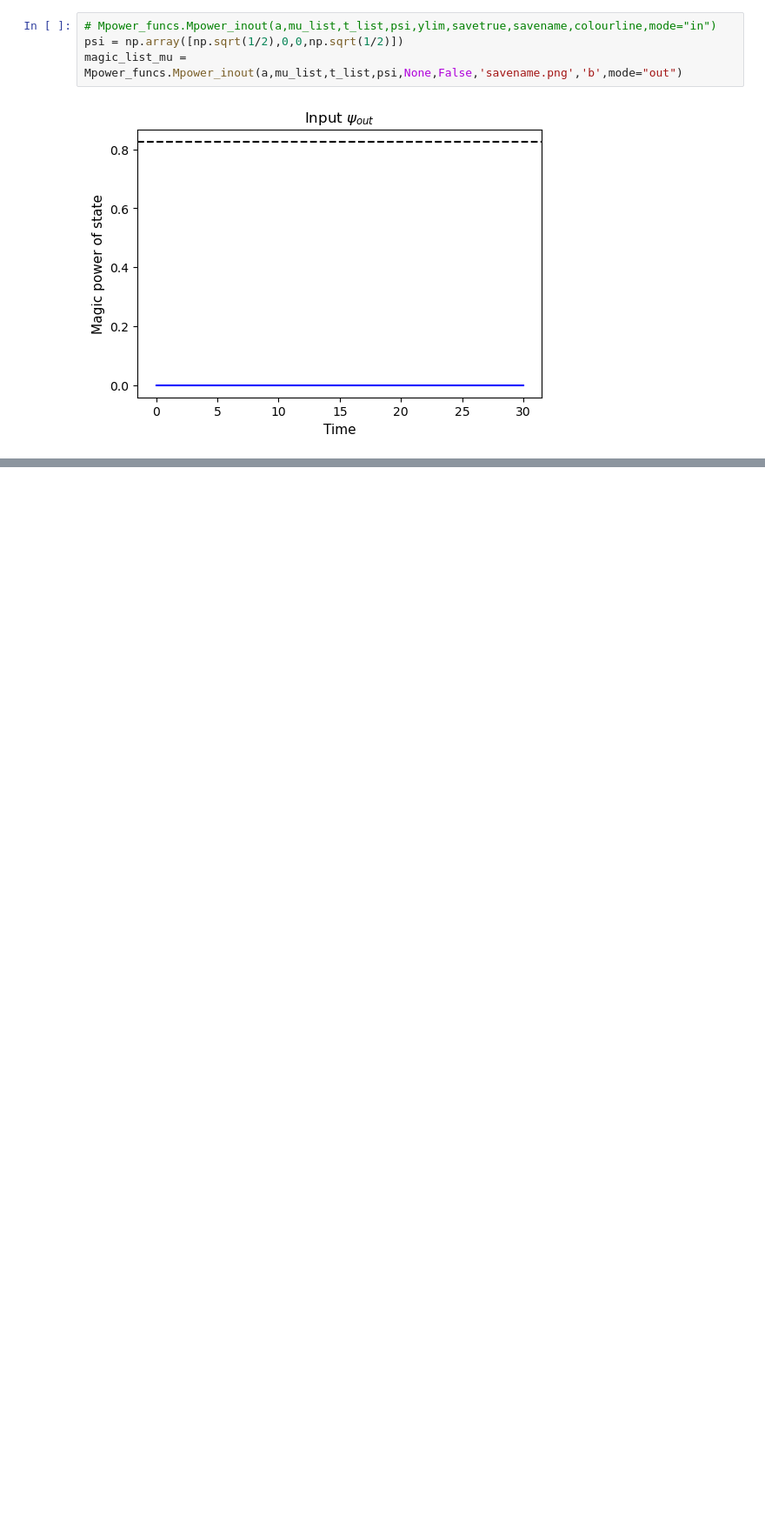
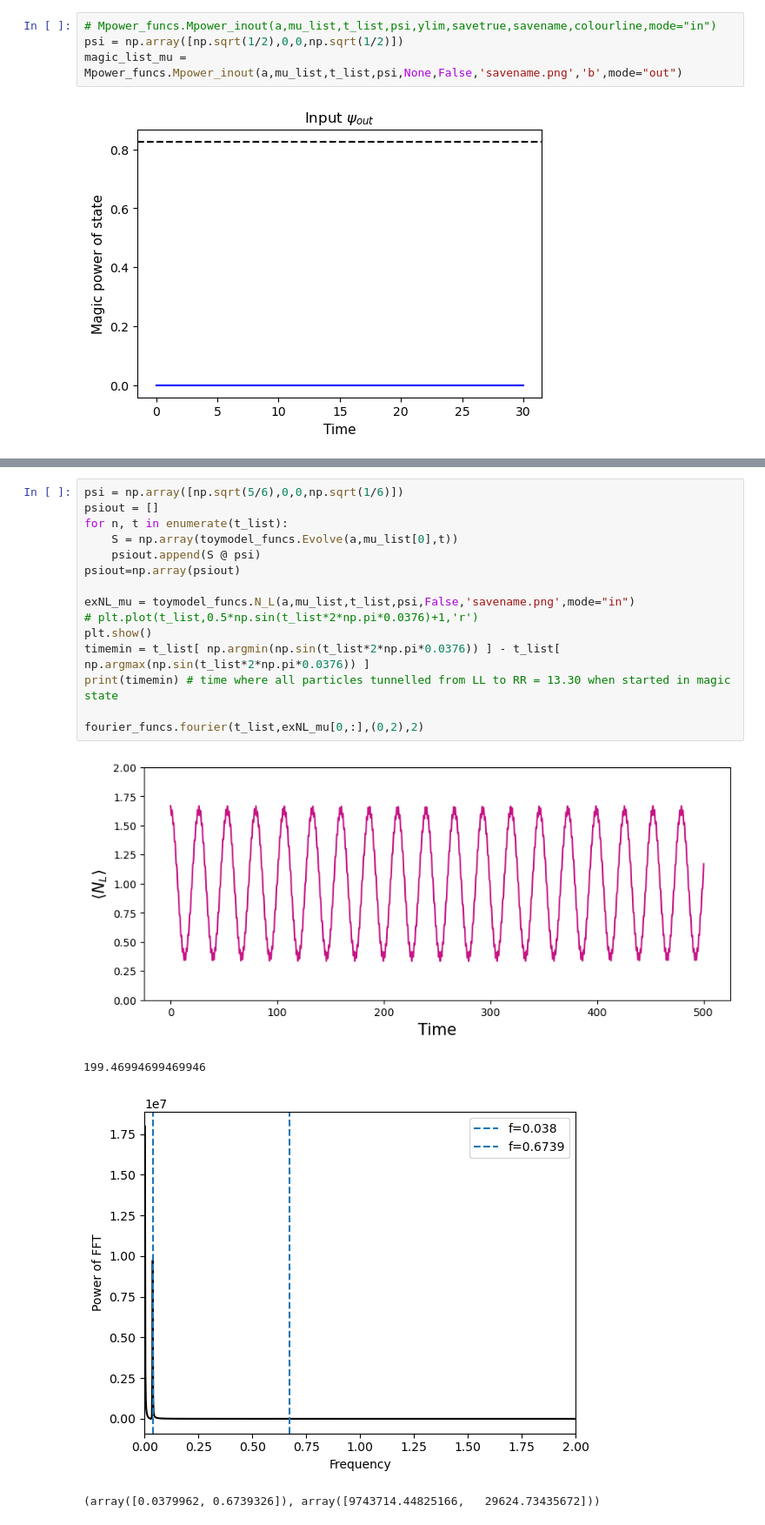
Before and after one commit to annabirke/Honours_entangle_magic, a Jupyter notebook: Epower_Mpower_analysis.ipynb, the cells around one changed output, grey strips where cells are left out. Shown at 87% size. Cells and saved outputs as stored; diff of their text form; blank space fills up the shorter version.

```diff
--- a/Epower_Mpower_analysis.ipynb
+++ b/Epower_Mpower_analysis.ipynb
@@ -83,0 +132,20 @@ magic_list_mu = Mpower_funcs.Mpower_inout(a,mu_list,t_list,psi,None,False,'saven
+# %%
+psi = np.array([np.sqrt(5/6),0,0,np.sqrt(1/6)])
+psiout = []
+for n, t in enumerate(t_list):
+    S = np.array(toymodel_funcs.Evolve(a,mu_list[0],t))
+    psiout.append(S @ psi)
+psiout=np.array(psiout)
+
+exNL_mu = toymodel_funcs.N_L(a,mu_list,t_list,psi,False,'savename.png',mode="in")
+# plt.plot(t_list,0.5*np.sin(t_list*2*np.pi*0.0376)+1,'r')
+plt.show()
+timemin = t_list[ np.argmin(np.sin(t_list*2*np.pi*0.0376)) ] - t_list[ np.argmax(np.sin(t_list*2*np.pi*0.0376)) ]
+print(timemin) # time where all particles tunnelled from LL to RR = 13.30 when started in magic state
+
+fourier_funcs.fourier(t_list,exNL_mu[0,:],(0,2),2)
+# %% [output]
+[figure, added]
+199.46994699469946
+[figure, added]
+(array([0.0379962, 0.6739326]), array([9743714.44825166,   29624.73435672]))
```
Also changed, not shown: parts of 9 cells of this notebook, 5 other files.
